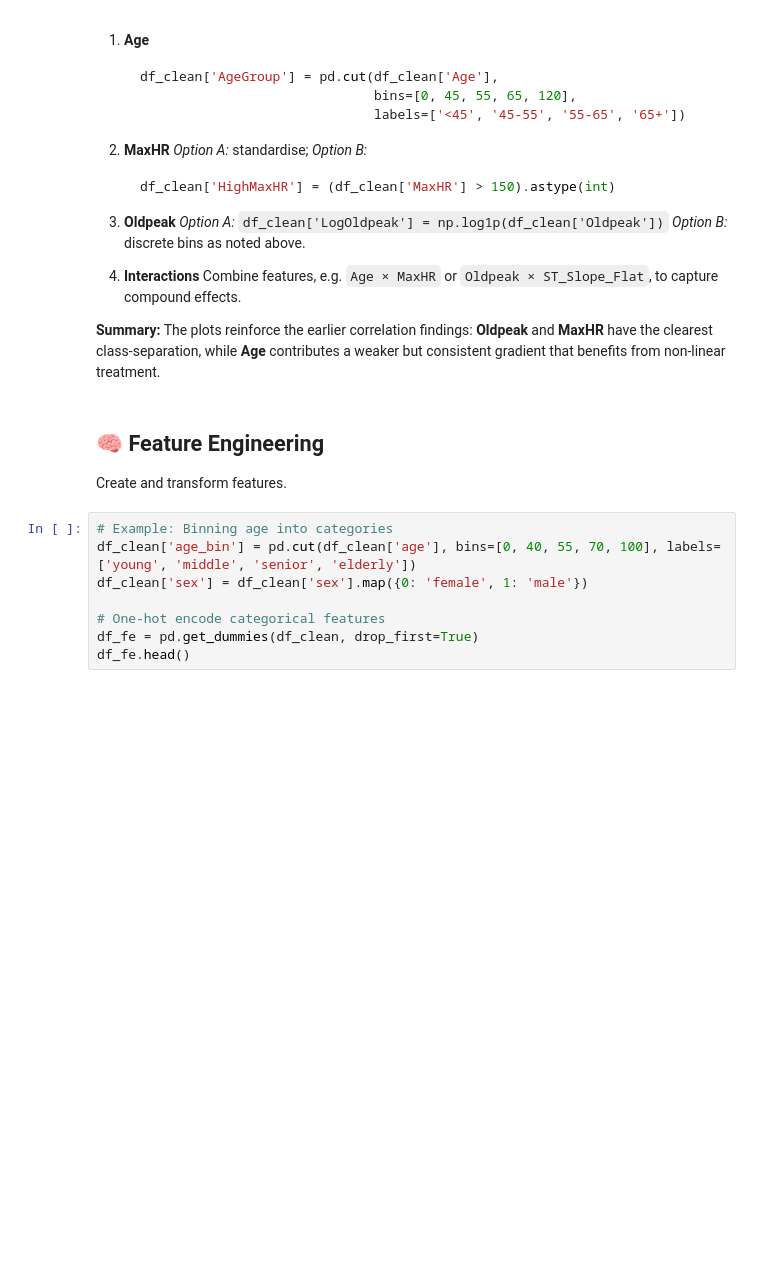
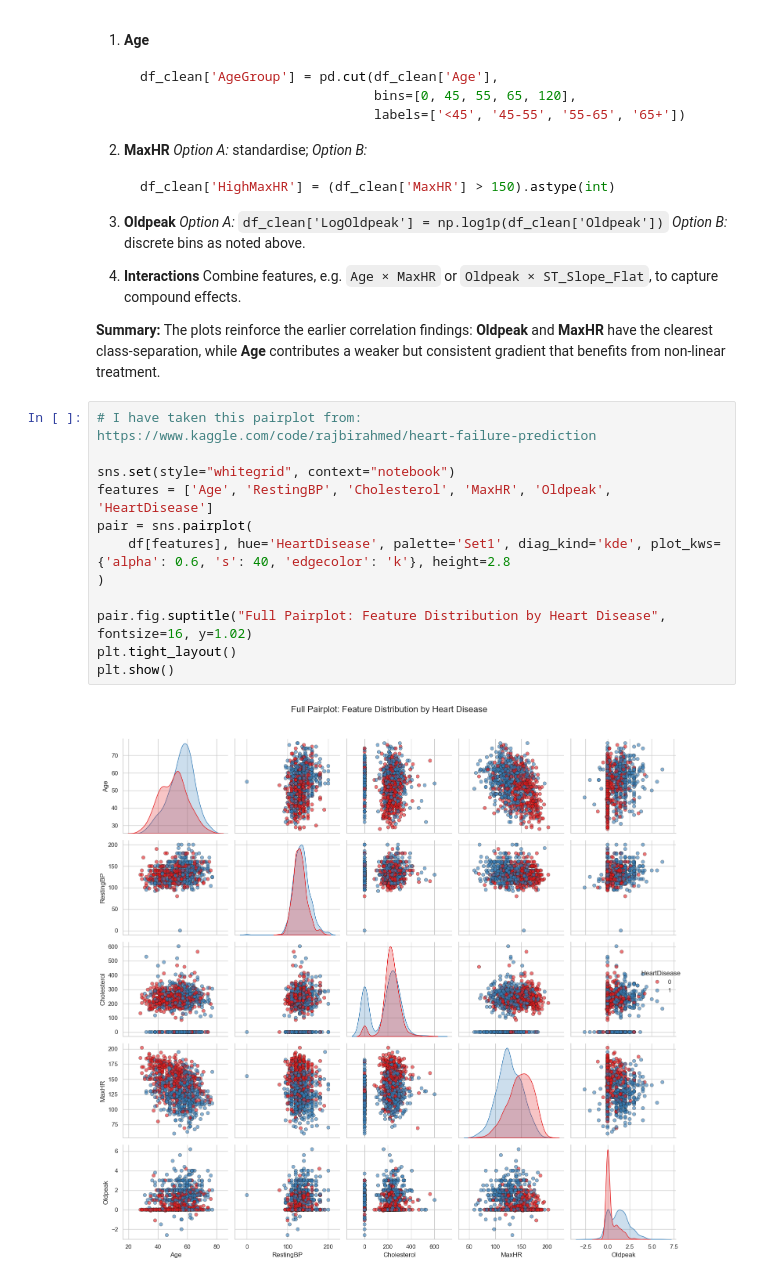
Before and after one commit to rudi77/ai_solution_architecture, a Jupyter notebook: assignments/assignment3/notebooks/data_prep_heart.ipynb, the cells around one changed output. Drawn from its saved outputs; the diff is of its cells as text; blank space fills up the shorter version.

```diff
--- a/assignments/assignment3/notebooks/data_prep_heart.ipynb
+++ b/assignments/assignment3/notebooks/data_prep_heart.ipynb
@@ -238,14 +238,17 @@ with mlflow.start_run(nested=True):
 
 **Summary:**
 The plots reinforce the earlier correlation findings: **Oldpeak** and **MaxHR** have the clearest class-separation, while **Age** contributes a weaker but consistent gradient that benefits from non-linear treatment.
-# %% [markdown]
-## 🧠 Feature Engineering
-Create and transform features.
-# %%
-# Example: Binning age into categories
-df_clean['age_bin'] = pd.cut(df_clean['age'], bins=[0, 40, 55, 70, 100], labels=['young', 'middle', 'senior', 'elderly'])
-df_clean['sex'] = df_clean['sex'].map({0: 'female', 1: 'male'})
-
-# One-hot encode categorical features
-df_fe = pd.get_dummies(df_clean, drop_first=True)
-df_fe.head()
+# %%
+# I have taken this pairplot from: https://www.kaggle.com/code/rajbirahmed/heart-failure-prediction
+
+sns.set(style="whitegrid", context="notebook")
+features = ['Age', 'RestingBP', 'Cholesterol', 'MaxHR', 'Oldpeak', 'HeartDisease']
+pair = sns.pairplot(
+    df[features], hue='HeartDisease', palette='Set1', diag_kind='kde', plot_kws={'alpha': 0.6, 's': 40, 'edgecolor': 'k'}, height=2.8
+)
+
+pair.fig.suptitle("Full Pairplot: Feature Distribution by Heart Disease", fontsize=16, y=1.02)
+plt.tight_layout()
+plt.show()
+# %% [output]
+[figure, added]
```
Also changed, not shown: parts of 12 cells of this notebook, 2 other files.
